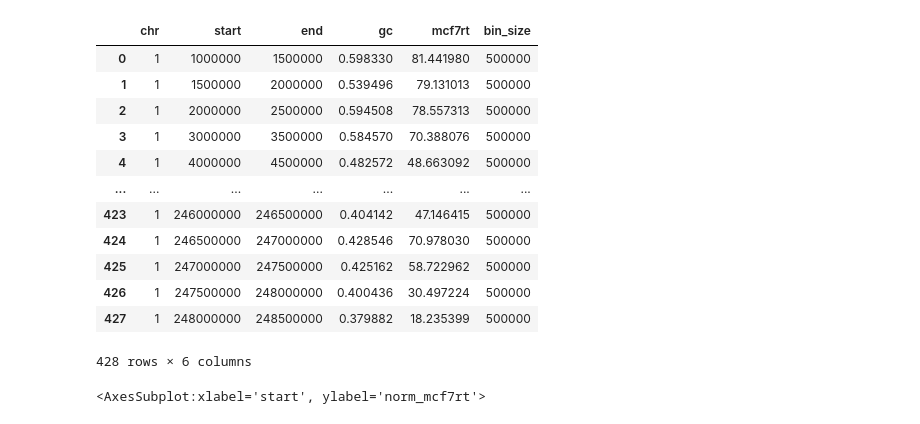
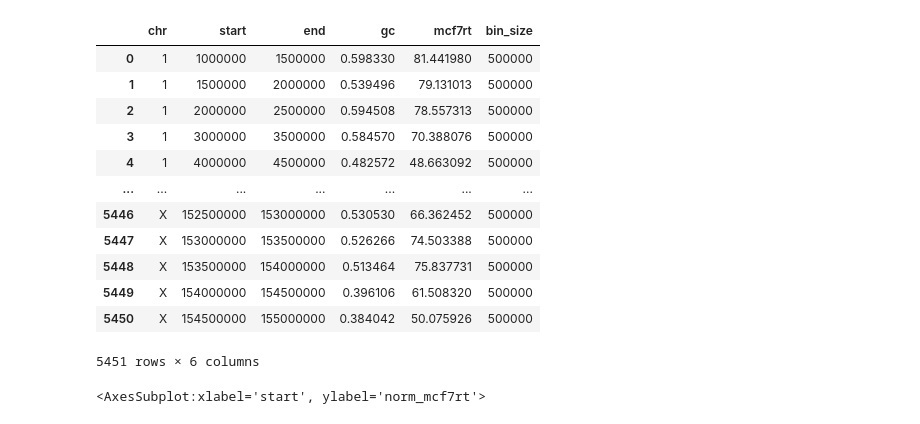
Before and after one commit to shahcompbio/scdna_replication_tools, a Jupyter notebook: notebooks/simulate_s_simple_vs_hmm_runtime.ipynb, the cells around one changed output. Cells and saved outputs as stored; diff of their text form; code cells hidden in the pictures.

```diff
--- a/notebooks/simulate_s_simple_vs_hmm_runtime.ipynb
+++ b/notebooks/simulate_s_simple_vs_hmm_runtime.ipynb
@@ -21,25 +21,25 @@ pyro.set_rng_seed(1)
 # %%
 
 import pandas as pd
 import numpy as np
 
 rtdata = pd.read_csv('mcfrt.csv')
-rtdata = rtdata.query('chr == "1"')
+# rtdata = rtdata.query('chr == "1"')
 rtdata
 # %% [output]
 |  | chr | start | end | gc | mcf7rt | bin_size |
 | 0 | 1 | 1000000 | 1500000 | 0.598330 | 81.441980 | 500000 |
 | 1 | 1 | 1500000 | 2000000 | 0.539496 | 79.131013 | 500000 |
 | 2 | 1 | 2000000 | 2500000 | 0.594508 | 78.557313 | 500000 |
 | 3 | 1 | 3000000 | 3500000 | 0.584570 | 70.388076 | 500000 |
 | 4 | 1 | 4000000 | 4500000 | 0.482572 | 48.663092 | 500000 |
 | ... | ... | ... | ... | ... | ... | ... |
-| 423 | 1 | 246000000 | 246500000 | 0.404142 | 47.146415 | 500000 |
-| 424 | 1 | 246500000 | 247000000 | 0.428546 | 70.978030 | 500000 |
-| 425 | 1 | 247000000 | 247500000 | 0.425162 | 58.722962 | 500000 |
-| 426 | 1 | 247500000 | 248000000 | 0.400436 | 30.497224 | 500000 |
-| 427 | 1 | 248000000 | 248500000 | 0.379882 | 18.235399 | 500000 |
+| 5446 | X | 152500000 | 153000000 | 0.530530 | 66.362452 | 500000 |
+| 5447 | X | 153000000 | 153500000 | 0.526266 | 74.503388 | 500000 |
+| 5448 | X | 153500000 | 154000000 | 0.513464 | 75.837731 | 500000 |
+| 5449 | X | 154000000 | 154500000 | 0.396106 | 61.508320 | 500000 |
+| 5450 | X | 154500000 | 155000000 | 0.384042 | 50.075926 | 500000 |
-428 rows × 6 columns
+5451 rows × 6 columns
 # %%
 
 import matplotlib.pyplot as plt
```
Also changed, not shown: parts of 19 cells of this notebook.
